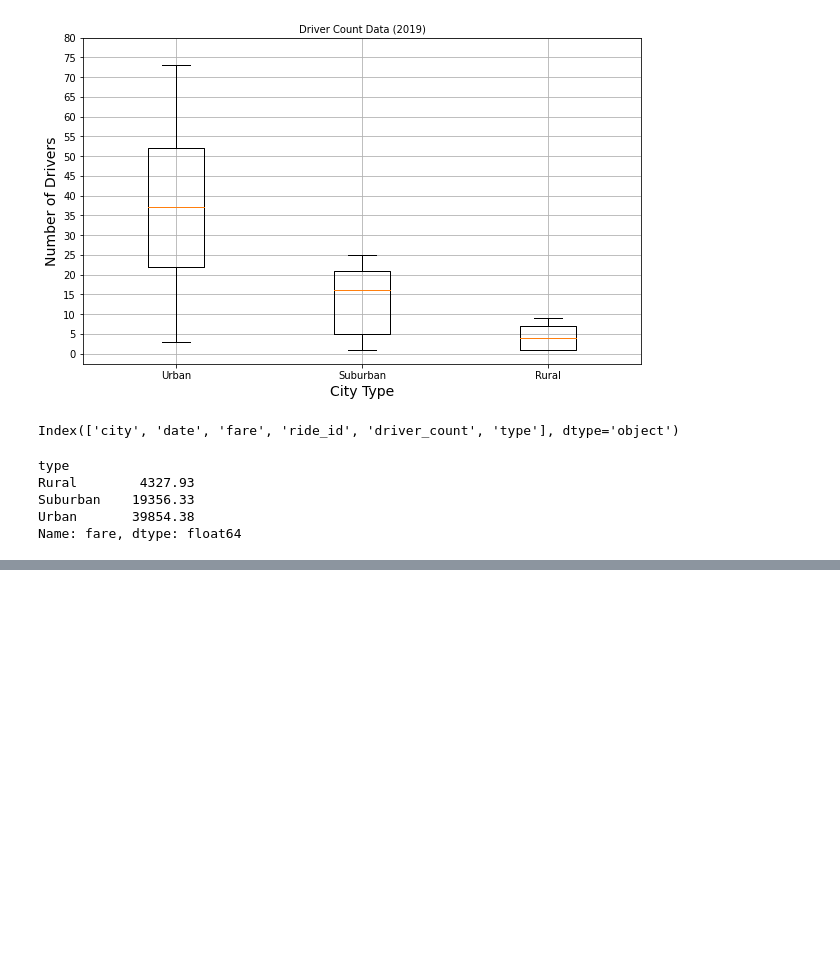
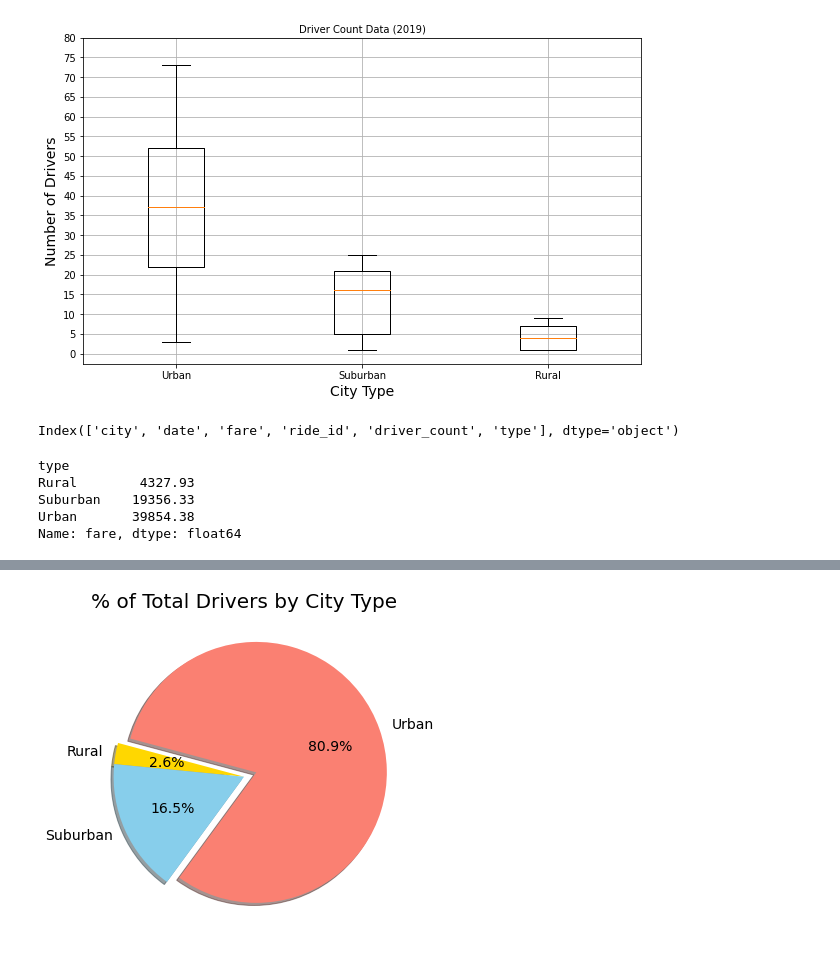
Before and after one commit to bradydwilton/PyBer_Analysis, a Jupyter notebook: PyBer.ipynb, the cells around one changed output, grey strips where cells are left out. Saved outputs shown, nothing was run; the diff lists cells and outputs as text; code cells hidden in the pictures; blank space fills up the shorter version.

```diff
--- a/PyBer.ipynb
+++ b/PyBer.ipynb
@@ -576,0 +610,15 @@ plt.show()
+# %%
+total_drivers_df = city_data_df.groupby('type').sum()['driver_count']
+fig, ax=plt.subplots(figsize=(10,6))
+ax.pie(total_drivers_df,
+        labels = total_drivers_df.index,
+        startangle=165,
+        shadow=2,
+        explode=[0,0,0.1],
+        autopct="%.1f%%",
+        colors=['gold','skyblue','salmon'])
+ax.set_title("% of Total Drivers by City Type",fontsize=20)
+plt.savefig('analysis/fig7.png')
+plt.show()
+# %% [output]
+[figure, added]
```
Also changed, not shown: parts of 4 cells of this notebook, 3 other files.
